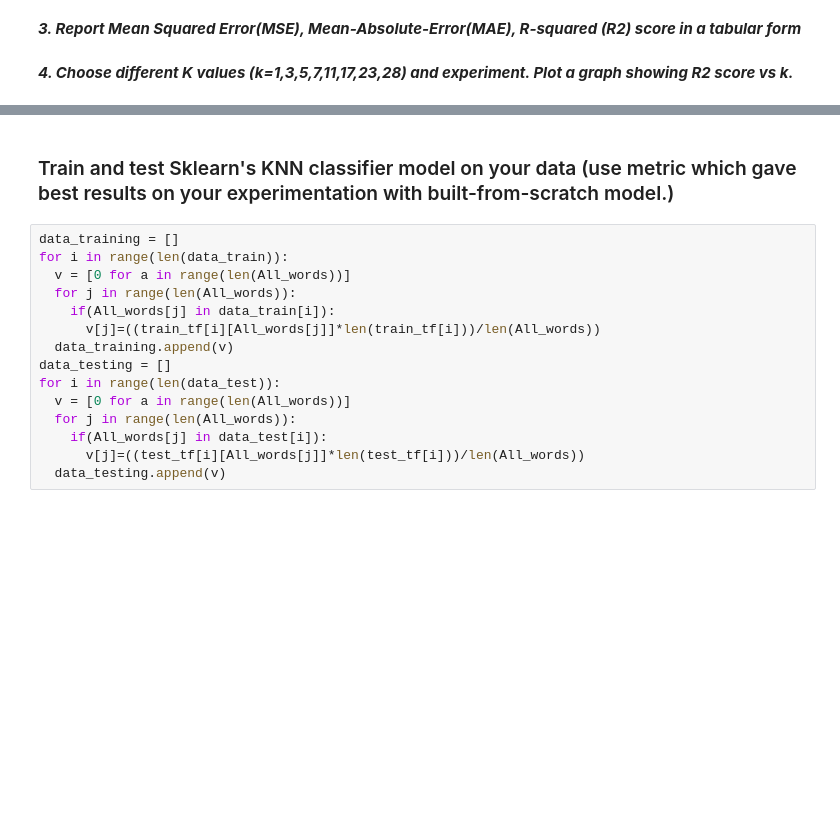
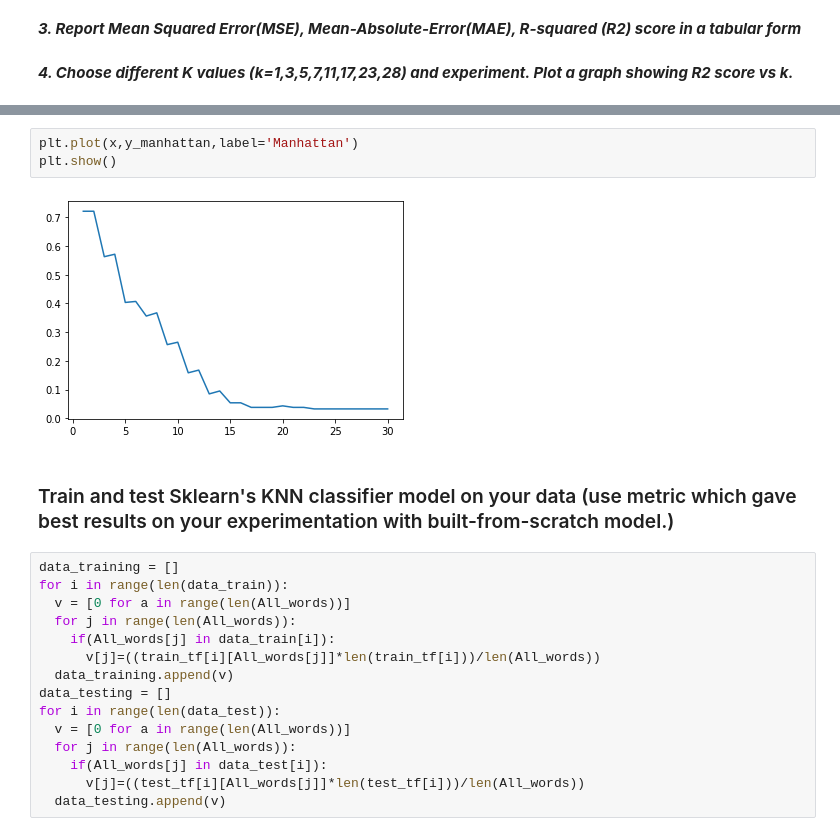
Before and after one commit to AbhinavChowdaryM98/KNN-And-Collaberative-Filtering, a Jupyter notebook: 2019101109_Assignment1_Question3.ipynb, the cells around one changed output, grey strips where cells are left out. Drawn from its saved outputs; the diff is of its cells as text; blank space fills up the shorter version.

```diff
--- a/2019101109_Assignment1_Question3.ipynb
+++ b/2019101109_Assignment1_Question3.ipynb
@@ -287,3 +298,8 @@ plt.show()
+# %%
+plt.plot(x,y_manhattan,label='Manhattan')
+plt.show()
+# %% [output]
+[figure, added]
 # %% [markdown]
 ### Train and test Sklearn's KNN classifier model on your data (use metric which gave best results on your experimentation with built-from-scratch model.)
 # %%
```
Also changed, not shown: parts of 7 cells of this notebook.
